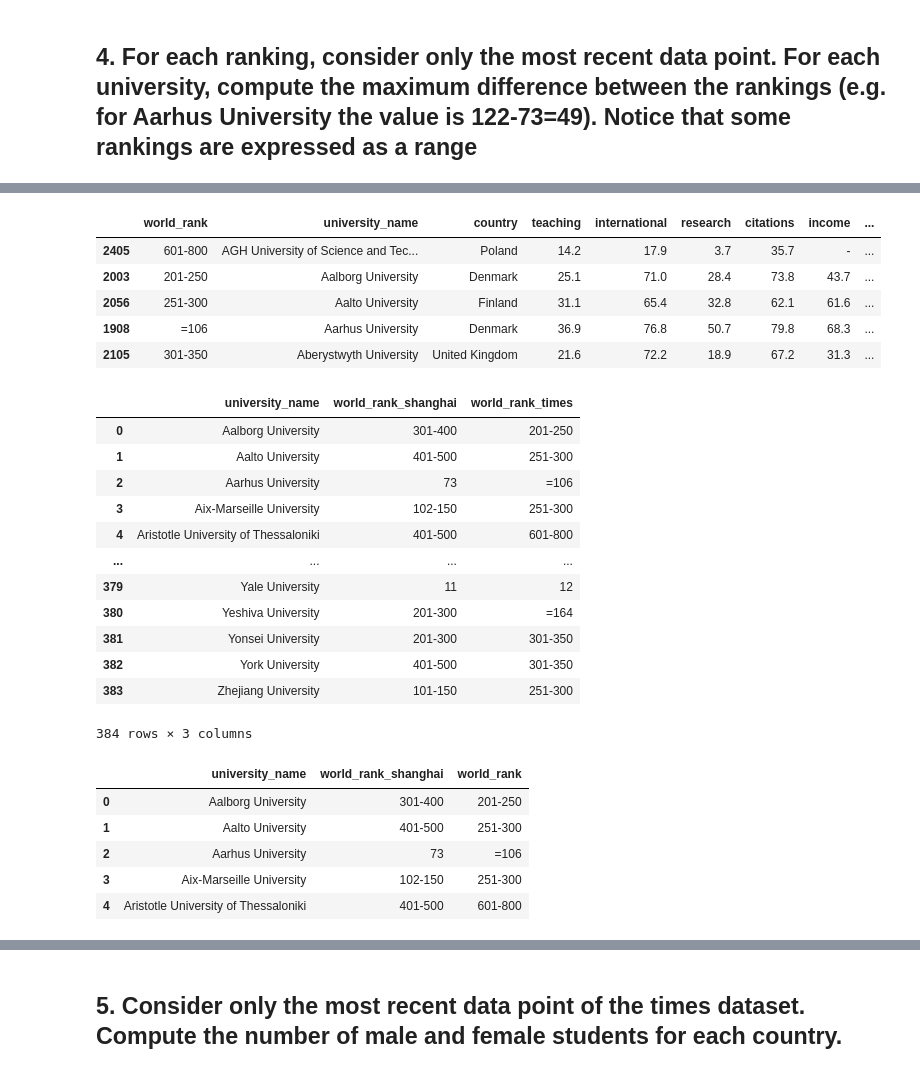
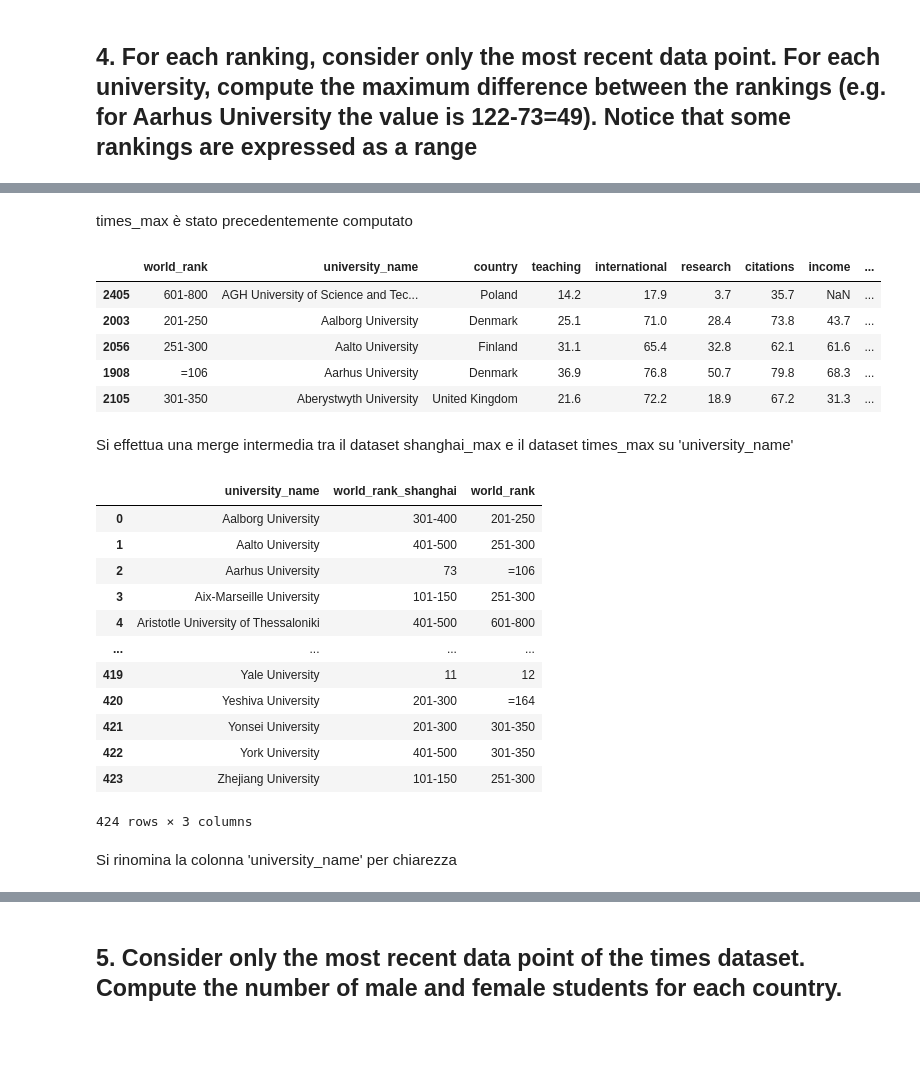
Before and after one commit to MartaLaFranca/progetto-CS, a Jupyter notebook: Progetto.ipynb, the cells around one changed output, grey strips where cells are left out. Saved outputs shown, nothing was run; the diff lists cells and outputs as text; code cells hidden in the pictures; blank space fills up the shorter version.

```diff
--- a/Progetto.ipynb
+++ b/Progetto.ipynb
@@ -49,0 +76,2 @@ shanghai.head()
+# %%
+shanghai['university_name'] = shanghai['university_name'].str.replace('\s+\-+\s+\w+\s*\d*\w*','', regex=True)
@@ -50,3 +80,5 @@ shanghai.head()
+# %%
+shanghai['university_name'] = shanghai['university_name'].str.replace('\s+\(\w+\-*\w*\s*\d*\)','', regex=True)
 # %%
 times=pd.read_table("/Users/marta/OneDrive/Desktop/Data Science/Primo anno/Computer Science/Esercizi Python/Progetto/timesData.csv",sep=',')
 times.head()
@@ -60,2 +112,6 @@ times.head()
+# %%
+times['country']=times['country'].str.replace('Unted Kingdom', 'United Kingdom')
+# %%
+times['country']=times['country'].str.replace('Unisted States of America','United States of America')
 # %% [markdown]
 ## 1. For each university, extract from the times dataset the most recent and the least recent data, obtaining two separate dataframes
@@ -161,39 +234,33 @@ cwur_max.head()
 | 1620 | 421 | Aalto University | Finland | 4 | 367 | 224 | ... |
 | 1321 | 122 | Aarhus University | Denmark | 2 | 310 | 165 | ... |
 | 2013 | 814 | Aberystwyth University | United Kingdom | 59 | 367 | 567 | ... |
+# %% [markdown]
+times_max è stato precedentemente computato
 # %%
 times_max.head()
 # %% [output]
 |  | world_rank | university_name | country | teaching | international | research | citations | income | ... |
-| 2405 | 601-800 | AGH University of Science and Tec... | Poland | 14.2 | 17.9 | 3.7 | 35.7 | - | ... |
+| 2405 | 601-800 | AGH University of Science and Tec... | Poland | 14.2 | 17.9 | 3.7 | 35.7 | NaN | ... |
 | 2003 | 201-250 | Aalborg University | Denmark | 25.1 | 71.0 | 28.4 | 73.8 | 43.7 | ... |
 | 2056 | 251-300 | Aalto University | Finland | 31.1 | 65.4 | 32.8 | 62.1 | 61.6 | ... |
 | 1908 | =106 | Aarhus University | Denmark | 36.9 | 76.8 | 50.7 | 79.8 | 68.3 | ... |
 | 2105 | 301-350 | Aberystwyth University | United Kingdom | 21.6 | 72.2 | 18.9 | 67.2 | 31.3 | ... |
+# %% [markdown]
+Si effettua una merge intermedia tra il dataset shanghai_max e il dataset times_max su 'university_name'
 # %%
-fuso=pd.merge(shanghai_max[['university_name','world_rank']],times_max[['university_name','world_rank']],on='university_name',suffixes=("_shanghai","_times"))
+fuso=pd.merge(shanghai_max[['university_name','world_rank']],times_max[['university_name','world_rank']],on='university_name',suffixes=("_shanghai",""))
 fuso
 # %% [output]
-|  | university_name | world_rank_shanghai | world_rank_times |
+|  | university_name | world_rank_shanghai | world_rank |
 | 0 | Aalborg University | 301-400 | 201-250 |
 | 1 | Aalto University | 401-500 | 251-300 |
 | 2 | Aarhus University | 73 | =106 |
-| 3 | Aix-Marseille University | 102-150 | 251-300 |
+| 3 | Aix-Marseille University | 101-150 | 251-300 |
 | 4 | Aristotle University of Thessaloniki | 401-500 | 601-800 |
 | ... | ... | ... | ... |
-| 379 | Yale University | 11 | 12 |
-| 380 | Yeshiva University | 201-300 | =164 |
-| 381 | Yonsei University | 201-300 | 301-350 |
-| 382 | York University | 401-500 | 301-350 |
-| 383 | Zhejiang University | 101-150 | 251-300 |
+| 419 | Yale University | 11 | 12 |
+| 420 | Yeshiva University | 201-300 | =164 |
+| 421 | Yonsei University | 201-300 | 301-350 |
+| 422 | York University | 401-500 | 301-350 |
+| 423 | Zhejiang University | 101-150 | 251-300 |
-384 rows × 3 columns
+424 rows × 3 columns
-# %%
-ranking=pd.merge(shanghai_max[['university_name','world_rank']],times_max[['university_name','world_rank']],on='university_name',suffixes=("_shanghai",""))
-ranking.head()
-# %% [output]
-|  | university_name | world_rank_shanghai | world_rank |
-| 0 | Aalborg University | 301-400 | 201-250 |
-| 1 | Aalto University | 401-500 | 251-300 |
-| 2 | Aarhus University | 73 | =106 |
-| 3 | Aix-Marseille University | 102-150 | 251-300 |
-| 4 | Aristotle University of Thessaloniki | 401-500 | 601-800 |
@@ -202,0 +267,2 @@ cwur_max['university_name']=cwur_max['institution']
+# %% [markdown]
+Si rinomina la colonna 'university_name' per chiarezza
```
Also changed, not shown: parts of 136 cells of this notebook.
